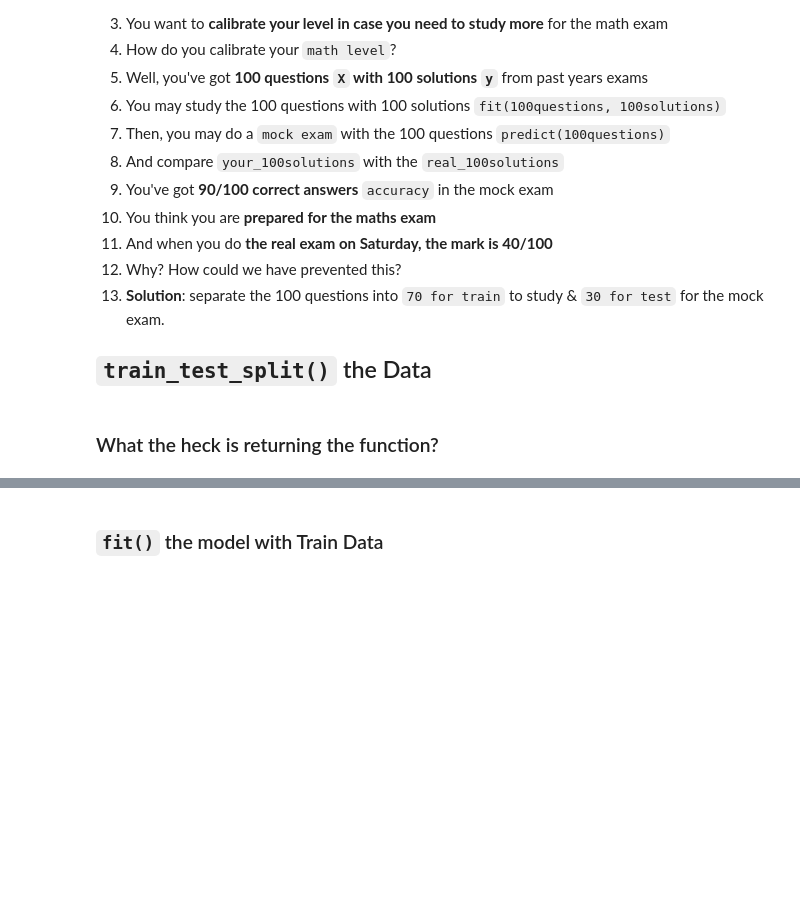
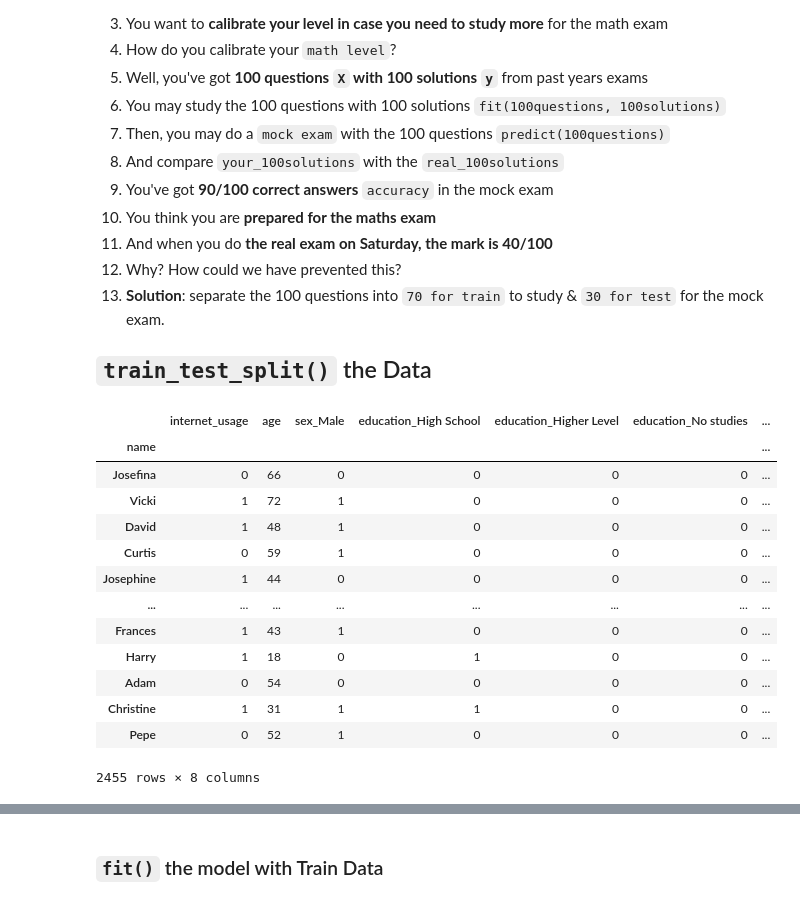
Before and after one commit to toluwabori/resolving-machine-learning-python, a Jupyter notebook: 03_Train Test Split for Model Selection/03B_model-selection_session_blank.ipynb, the cells around one changed output, grey strips where cells are left out. Cells and saved outputs as stored; diff of their text form; code cells hidden in the pictures; blank space fills up the shorter version.

```diff
--- a/03_Train Test Split for Model Selection/03B_model-selection_session_blank.ipynb
+++ b/03_Train Test Split for Model Selection/03B_model-selection_session_blank.ipynb
@@ -65,4 +79,6 @@ df_internet
 # %% [markdown]
 ### Dummy Variables
+# %%
+df_internet = pd.get_dummies(df_internet,drop_first=True)
 # %% [markdown]
 ## Feature Selection
@@ -145,5 +225,3 @@ Let's **imagine**:
 13. **Solution**: separate the 100 questions into `70 for train` to study & `30 for test` for the mock exam.
 
 ## `train_test_split()` the Data
-# %% [markdown]
-### What the heck is returning the function?
@@ -149,0 +233,17 @@ Let's **imagine**:
+# %%
+df_internet
+# %% [output]
+|  | internet_usage | age | sex_Male | education_High School | education_Higher Level | education_No studies | ... |
+| name |  |  |  |  |  |  | ... |
+| Josefina | 0 | 66 | 0 | 0 | 0 | 0 | ... |
+| Vicki | 1 | 72 | 1 | 0 | 0 | 0 | ... |
+| David | 1 | 48 | 1 | 0 | 0 | 0 | ... |
+| Curtis | 0 | 59 | 1 | 0 | 0 | 0 | ... |
+| Josephine | 1 | 44 | 0 | 0 | 0 | 0 | ... |
+| ... | ... | ... | ... | ... | ... | ... | ... |
+| Frances | 1 | 43 | 1 | 0 | 0 | 0 | ... |
+| Harry | 1 | 18 | 0 | 1 | 0 | 0 | ... |
+| Adam | 0 | 54 | 0 | 0 | 0 | 0 | ... |
+| Christine | 1 | 31 | 1 | 1 | 0 | 0 | ... |
+| Pepe | 0 | 52 | 1 | 0 | 0 | 0 | ... |
+2455 rows × 8 columns
```
Also changed, not shown: parts of 28 cells of this notebook, 2 other files.
